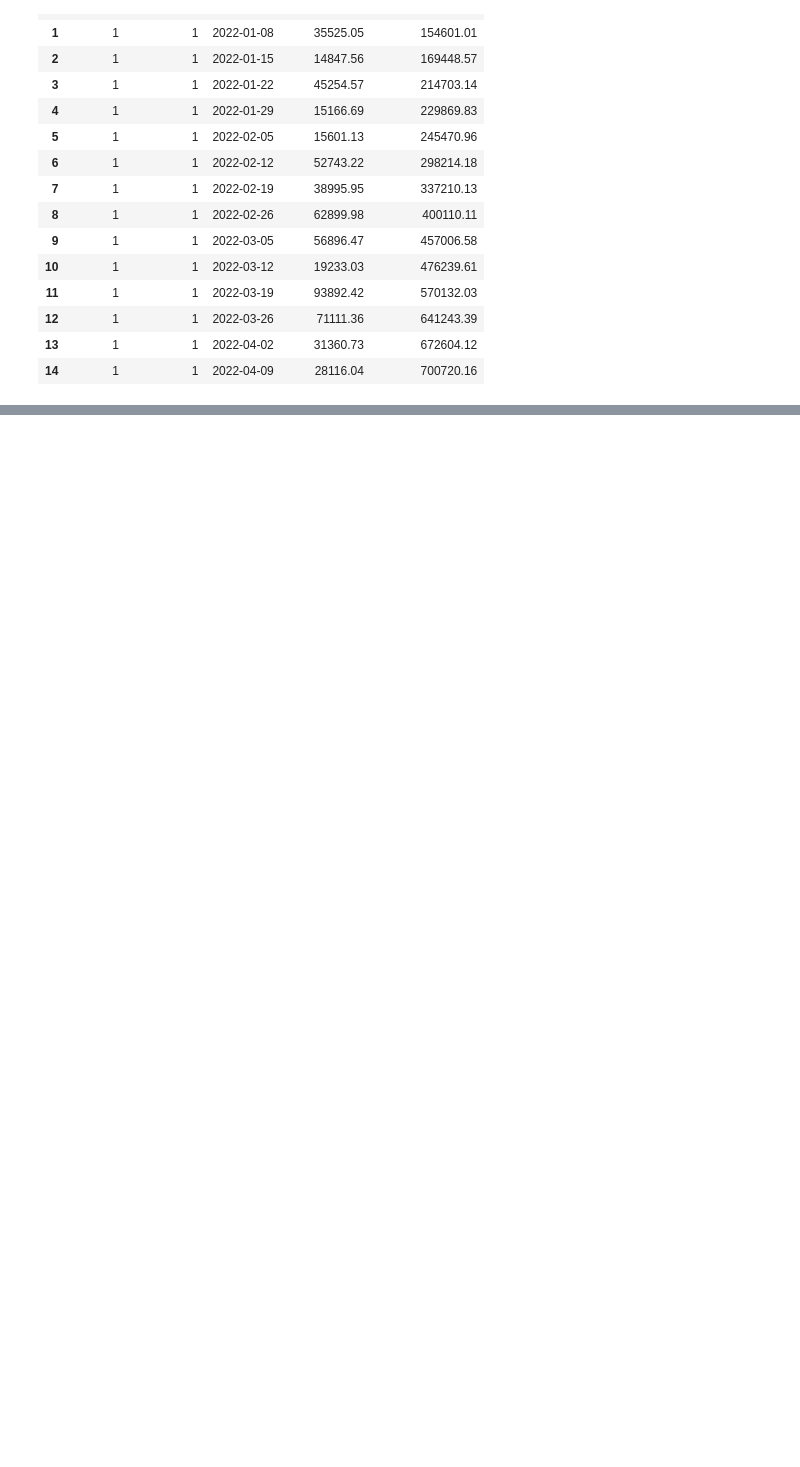
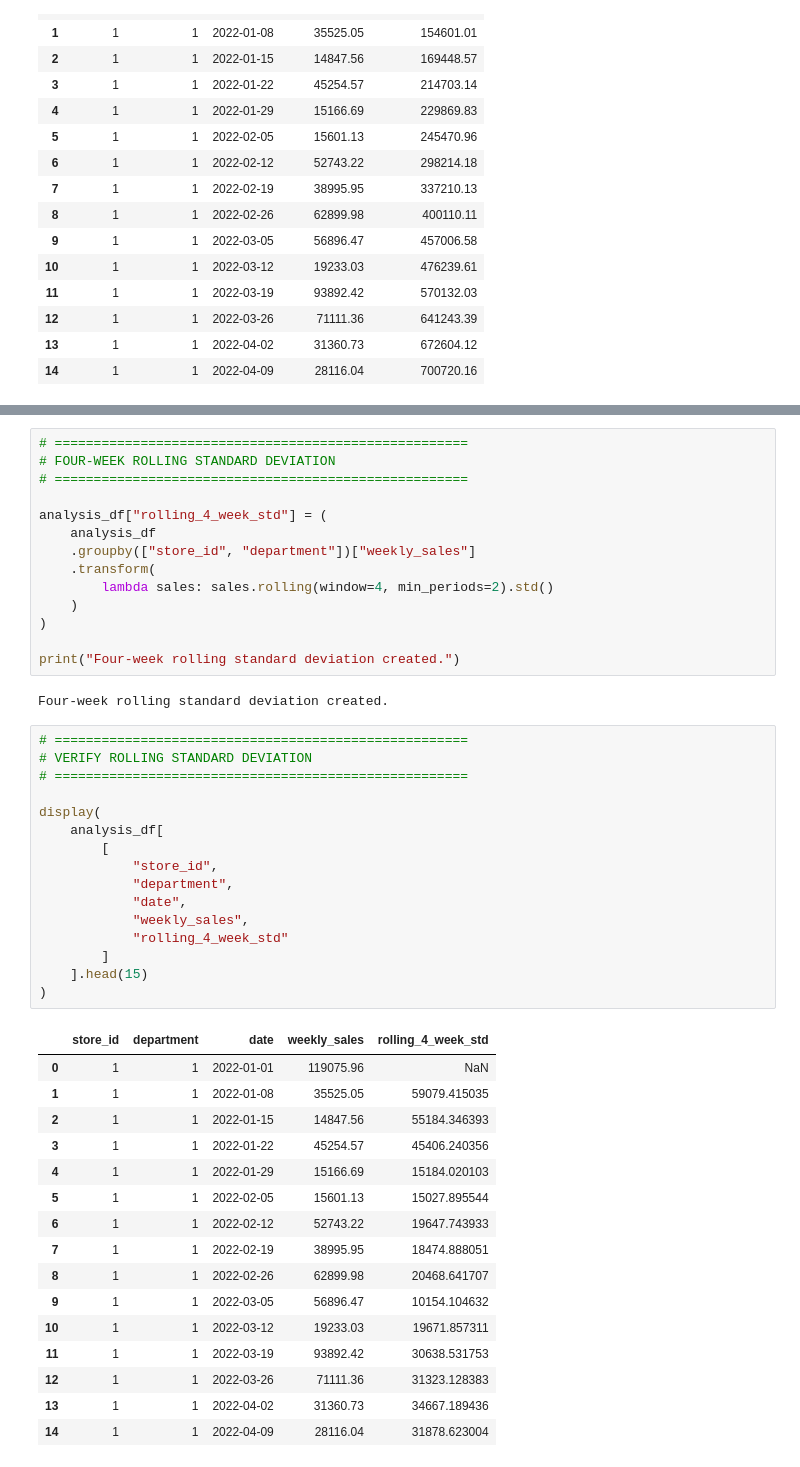
Before and after one commit to DevashishVidhate/Retail-Supply-Chain-Analytics, a Jupyter notebook: notebooks/EDA.ipynb, the cells around one changed output, grey strips where cells are left out. Cells and saved outputs as stored; diff of their text form; blank space fills up the shorter version.

```diff
--- a/notebooks/EDA.ipynb
+++ b/notebooks/EDA.ipynb
@@ -2487,0 +2499,49 @@ we will group the cells once the entire project is completed. not now. for time
+# %%
+# =====================================================
+# FOUR-WEEK ROLLING STANDARD DEVIATION
+# =====================================================
+
+analysis_df["rolling_4_week_std"] = (
+    analysis_df
+    .groupby(["store_id", "department"])["weekly_sales"]
+    .transform(
+        lambda sales: sales.rolling(window=4, min_periods=2).std()
+    )
+)
+
+print("Four-week rolling standard deviation created.")
+# %% [output]
+Four-week rolling standard deviation created.
+# %%
+# =====================================================
+# VERIFY ROLLING STANDARD DEVIATION
+# =====================================================
+
+display(
+    analysis_df[
+        [
+            "store_id",
+            "department",
+            "date",
+            "weekly_sales",
+            "rolling_4_week_std"
+        ]
+    ].head(15)
+)
+# %% [output]
+|  | store_id | department | date | weekly_sales | rolling_4_week_std |
+| 0 | 1 | 1 | 2022-01-01 | 119075.96 | NaN |
+| 1 | 1 | 1 | 2022-01-08 | 35525.05 | 59079.415035 |
+| 2 | 1 | 1 | 2022-01-15 | 14847.56 | 55184.346393 |
+| 3 | 1 | 1 | 2022-01-22 | 45254.57 | 45406.240356 |
+| 4 | 1 | 1 | 2022-01-29 | 15166.69 | 15184.020103 |
+| 5 | 1 | 1 | 2022-02-05 | 15601.13 | 15027.895544 |
+| 6 | 1 | 1 | 2022-02-12 | 52743.22 | 19647.743933 |
+| 7 | 1 | 1 | 2022-02-19 | 38995.95 | 18474.888051 |
+| 8 | 1 | 1 | 2022-02-26 | 62899.98 | 20468.641707 |
+| 9 | 1 | 1 | 2022-03-05 | 56896.47 | 10154.104632 |
+| 10 | 1 | 1 | 2022-03-12 | 19233.03 | 19671.857311 |
+| 11 | 1 | 1 | 2022-03-19 | 93892.42 | 30638.531753 |
+| 12 | 1 | 1 | 2022-03-26 | 71111.36 | 31323.128383 |
+| 13 | 1 | 1 | 2022-04-02 | 31360.73 | 34667.189436 |
+| 14 | 1 | 1 | 2022-04-09 | 28116.04 | 31878.623004 |
```
Also changed, not shown: parts of 26 cells of this notebook, 1 other file.
